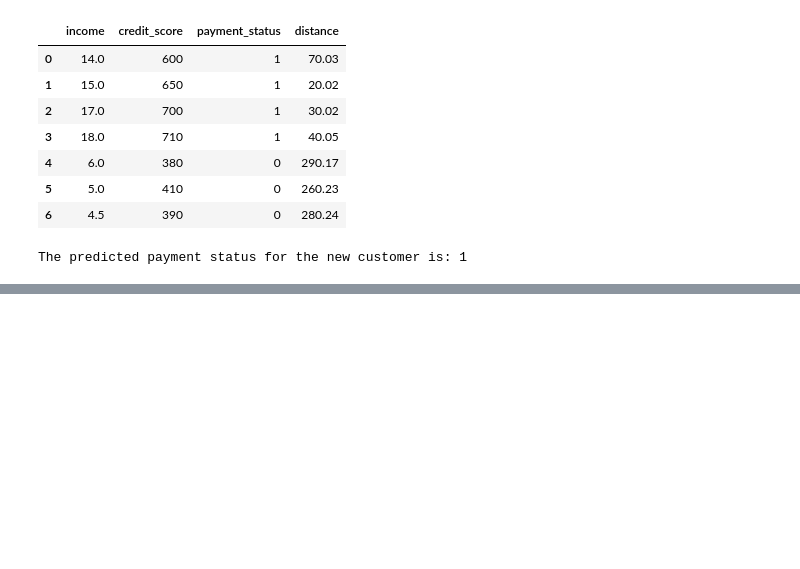
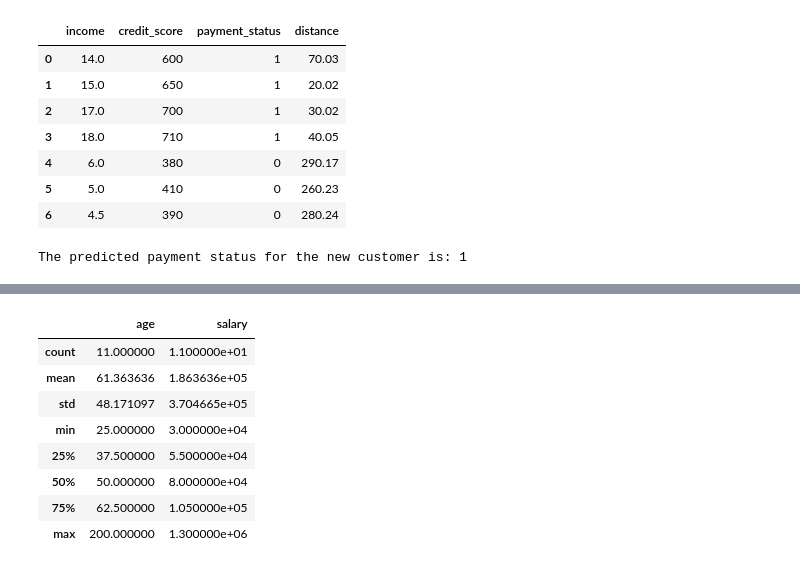
Before and after one commit to rahul8879/coachX_ds, a Jupyter notebook: Data_analysis/pandas_basic.ipynb, the cells around one changed output, grey strips where cells are left out. Drawn from its saved outputs; the diff is of its cells as text; code cells hidden in the pictures; blank space fills up the shorter version.

```diff
--- a/Data_analysis/pandas_basic.ipynb
+++ b/Data_analysis/pandas_basic.ipynb
@@ -72,0 +119,17 @@ The predicted payment status for the new customer is: 1
+# %%
+data ={
+    'age': [25,30,35,40,45,50,55,60,65,70,200],
+    'salary': [30000,40000,50000,60000,70000,80000,90000,100000,110000,120000,1300000]
+}
+new_df= pd.DataFrame(data)
+new_df.describe()
+# %% [output]
+|  | age | salary |
+| count | 11.000000 | 1.100000e+01 |
+| mean | 61.363636 | 1.863636e+05 |
+| std | 48.171097 | 3.704665e+05 |
+| min | 25.000000 | 3.000000e+04 |
+| 25% | 37.500000 | 5.500000e+04 |
+| 50% | 50.000000 | 8.000000e+04 |
+| 75% | 62.500000 | 1.050000e+05 |
+| max | 200.000000 | 1.300000e+06 |
```
Also changed, not shown: parts of 7 cells of this notebook, 2 other files.
